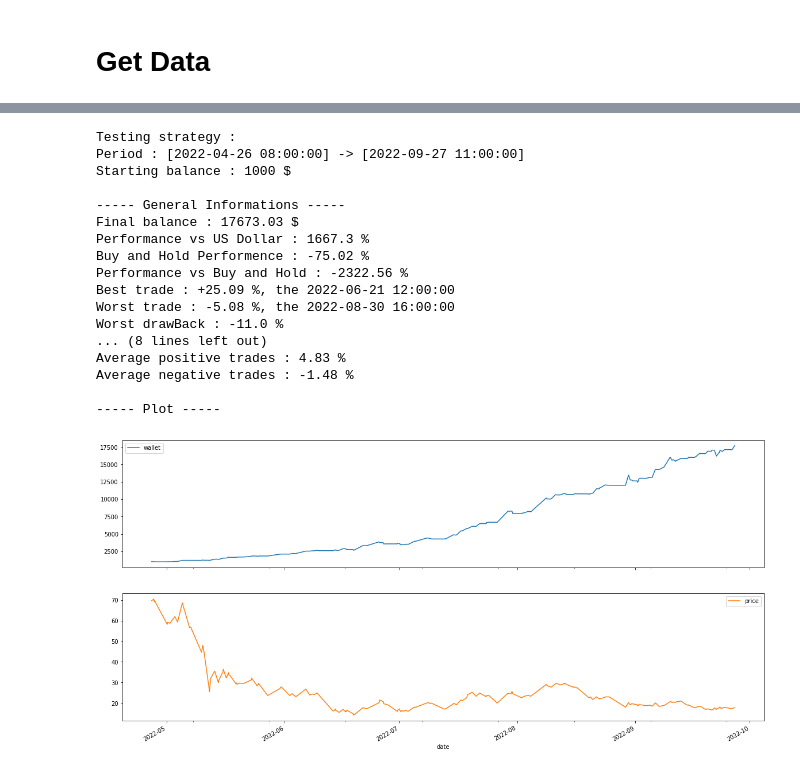
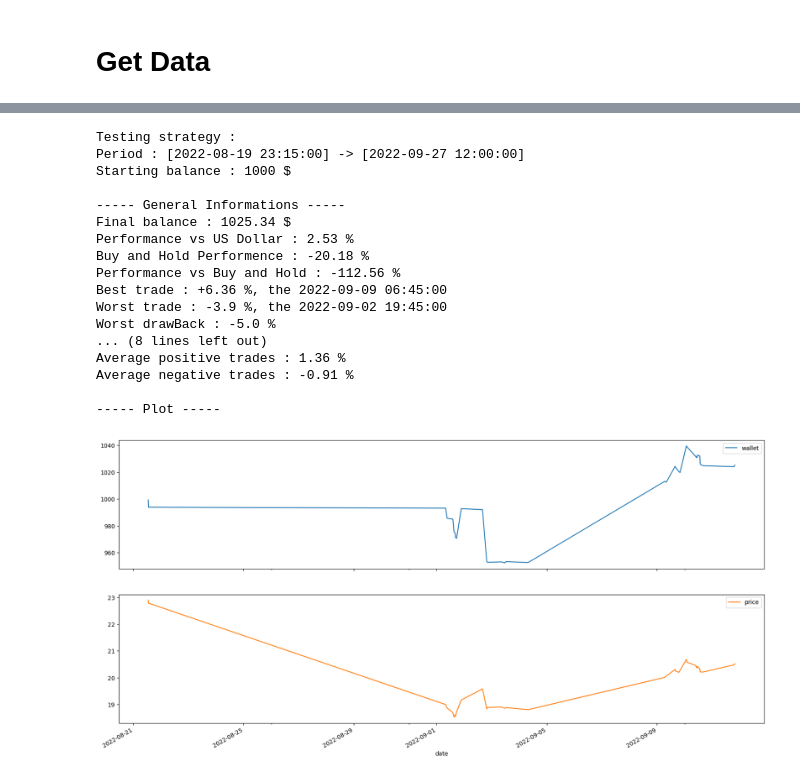
Before and after one commit to webclinic017/Trading-sandbox, a Jupyter notebook: 14_Trend_decomposition.ipynb, the cells around one changed output, grey strips where cells are left out. Drawn from its saved outputs; the diff is of its cells as text; code cells hidden in the pictures.

Commit message:
results analysis

```diff
--- a/14_Trend_decomposition.ipynb
+++ b/14_Trend_decomposition.ipynb
@@ -19,6 +27,3 @@ df.head()
 # %%
-plt.rc('figure',figsize=(25,11))
-plt.rc('font',size=15)
-
-result = seasonal_decompose(df.Close,model='additive',extrapolate_trend='freq',)
+result = seasonal_decompose(df.Close,model='additive',extrapolate_trend='freq')
 fig = result.plot()
@@ -39,48 +65,48 @@ from concurrent.futures import ThreadPoolExecutor, as_completed
 from multiprocess import cpu_count
 
 SYMBOL= 'AVAX'
-df = loadFromDB(SYMBOL,'1h',False).iloc[-4000:]
+df = loadFromDB(SYMBOL,'15m',False).iloc[-4000:]
 
 df_final = pd.DataFrame()
 
 def process_one_row(df_i):
-    df_i['Trend'] = seasonal_decompose(df.Close,model='additive',extrapolate_trend='freq',).trend
+    df_i['Trend'] = seasonal_decompose(df.Close,model='additive',extrapolate_trend='freq',period=60*15).trend
     df_i['Trend_diff'] = df_i.Trend.diff(1)
     df.dropna(inplace=True)
     return df_i.iloc[-1]
 
 with ThreadPoolExecutor(max_workers=cpu_count()) as executor:
     processes = [executor.submit(process_one_row, df.iloc[i-300:i]) for i in range(300,len(df))]
 
 for task in as_completed(processes):
     df_final = df_final.append(task.result())
 
 df_final.sort_index(inplace=True)
 
 print('Testing strategy : ')
 def buyCondition(row:pd.Series, previous_row:pd.Series=None)->bool:
     return True if row.Trend_diff>0 else False
 
 def sellCondition(row:pd.Series, previous_row:pd.Series=None)->bool:
     return True if row.Trend_diff<0 else False
 
 strategyTester(df_final,buyCondition,sellCondition,equity=1000)
 # %% [output]
 Testing strategy :
-Period : [2022-04-26 08:00:00] -> [2022-09-27 11:00:00]
+Period : [2022-08-19 23:15:00] -> [2022-09-27 12:00:00]
 Starting balance : 1000 $
 
 ----- General Informations -----
-Final balance : 17673.03 $
-Performance vs US Dollar : 1667.3 %
-Buy and Hold Performence : -75.02 %
-Performance vs Buy and Hold : -2322.56 %
-Best trade : +25.09 %, the 2022-06-21 12:00:00
-Worst trade : -5.08 %, the 2022-08-30 16:00:00
-Worst drawBack : -11.0 %
+Final balance : 1025.34 $
+Performance vs US Dollar : 2.53 %
+Buy and Hold Performence : -20.18 %
+Performance vs Buy and Hold : -112.56 %
+Best trade : +6.36 %, the 2022-09-09 06:45:00
+Worst trade : -3.9 %, the 2022-09-02 19:45:00
+Worst drawBack : -5.0 %
 ... (8 lines left out)
-Average positive trades : 4.83 %
-Average negative trades : -1.48 %
+Average positive trades : 1.36 %
+Average negative trades : -0.91 %
 
 ----- Plot -----
-[figure, old version]
+[figure, new version]
```
Also changed, not shown: parts of 3 cells of this notebook, 1 other file.
